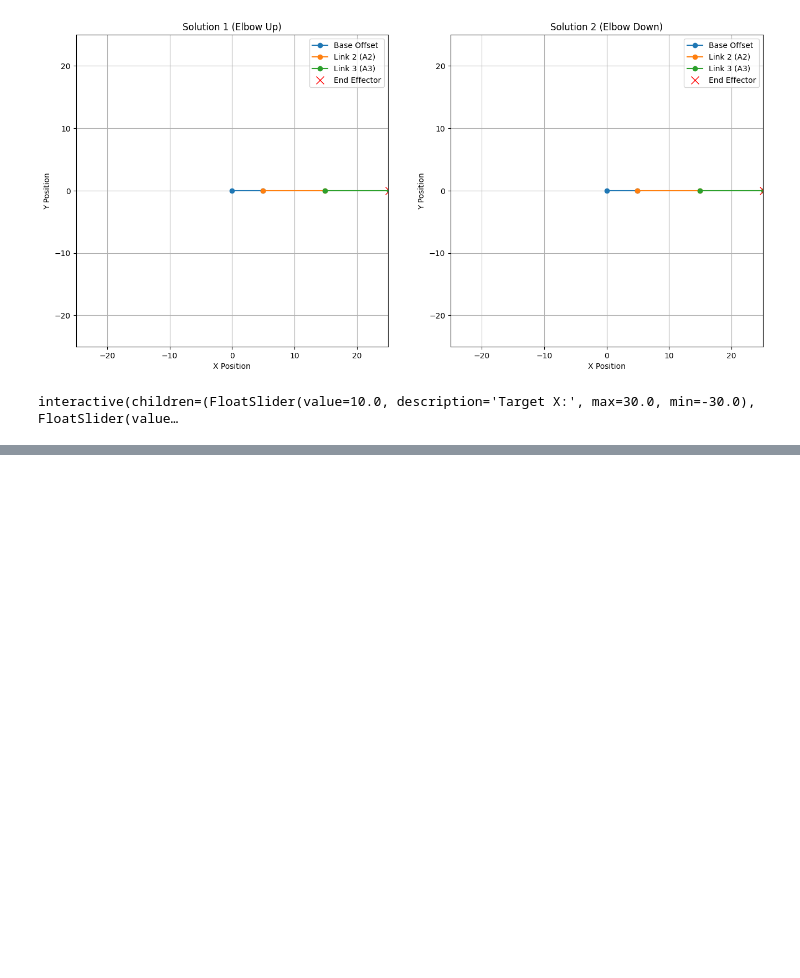
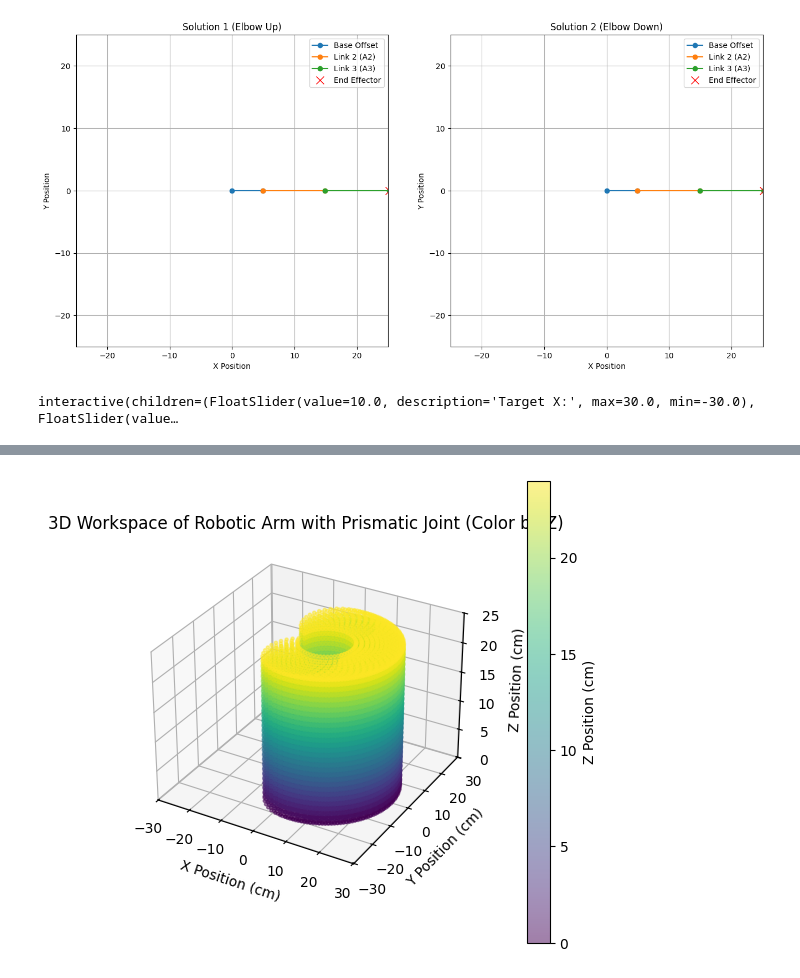
Before and after one commit to lucasgmf/scara-server, a Jupyter notebook: kinematics-study/kinematics.ipynb, the cells around one changed output, grey strips where cells are left out. Saved outputs shown, nothing was run; the diff lists cells and outputs as text; code cells hidden in the pictures; blank space fills up the shorter version.

```diff
--- a/kinematics-study/kinematics.ipynb
+++ b/kinematics-study/kinematics.ipynb
@@ -316,0 +554,69 @@ interactive(children=(FloatSlider(value=10.0, description='Target X:', max=30.0,
+# %%
+import math
+import numpy as np
+import matplotlib.pyplot as plt
+from mpl_toolkits.mplot3d import Axes3D
+
+# Define a function for forward kinematics based on the existing calculation
+def forward_kinematics(theta2, theta3, d1):
+    theta2_rad = math.radians(theta2)
+    theta3_rad = math.radians(theta3)
+    x = A1 + A2 * math.cos(theta2_rad) + A3 * math.cos(theta2_rad + theta3_rad)
+    y = A2 * math.sin(theta2_rad) + A3 * math.sin(theta2_rad + theta3_rad)
+    # Incorporate the prismatic joint for the z-coordinate
+    z = d1 - 0.11
+    return x, y, z
+
+# Define the range of joint angles and prismatic joint
+theta2_range = np.linspace(THETA2_MIN_VAL, THETA2_MAX_VAL, 30) # Reduce steps for faster plotting
+theta3_range = np.linspace(THETA3_MIN_VAL, THETA3_MAX_VAL, 30) # Reduce steps for faster plotting
+
+# Determine the range for d1 based on the desired z range (0 to 24 cm)
+# z = d1 - 0.11
+# If z_min = 0, then 0 = d1_min - 0.11 => d1_min = 0.11
+# If z_max = 24, then 24 = d1_max - 0.11 => d1_max = 24.11
+d1_min = 0.11
+d1_max = 24.11
+d1_range = np.linspace(d1_min, d1_max, 30) # Use 30 steps for plotting
+
+# Calculate end-effector positions for all combinations of joint angles and d1
+x_coords = []
+y_coords = []
+z_coords = []
+
+for theta2 in theta2_range:
+    for theta3 in theta3_range:
+        for d1 in d1_range:
+            x, y, z = forward_kinematics(theta2, theta3, d1)
+            x_coords.append(x)
+            y_coords.append(y)
+            z_coords.append(z)
+
+# Create the 3D plot
+fig = plt.figure(figsize=(6, 6))
+ax = fig.add_subplot(111, projection='3d')
+
+# Plot the workspace points, coloring by z-coordinate
+scatter = ax.scatter(x_coords, y_coords, z_coords, c=z_coords, cmap='viridis', marker='.', alpha=0.5)
+
+# Add a color bar to show the mapping of colors to z-values
+cbar = fig.colorbar(scatter, ax=ax, pad=0.1)
+cbar.set_label('Z Position (cm)')
+
+
+# Set labels and title
+ax.set_xlabel('X Position (cm)')
+ax.set_ylabel('Y Position (cm)')
+ax.set_zlabel('Z Position (cm)')
+ax.set_title('3D Workspace of Robotic Arm with Prismatic Joint (Color by Z)')
+
+# Set plot limits (adjust as needed based on your arm dimensions and d1 range)
+max_reach_xy = A1 + A2 + A3
+ax.set_xlim([-max_reach_xy * 1.2, max_reach_xy * 1.2])
+ax.set_ylim([-max_reach_xy * 1.2, max_reach_xy * 1.2])
+ax.set_zlim([0, 25]) # Set z-limits based on the desired workspace
+
+# Show the plot
+plt.show()
+# %% [output]
+[figure, added]
```
Also changed, not shown: parts of 2 cells of this notebook.
